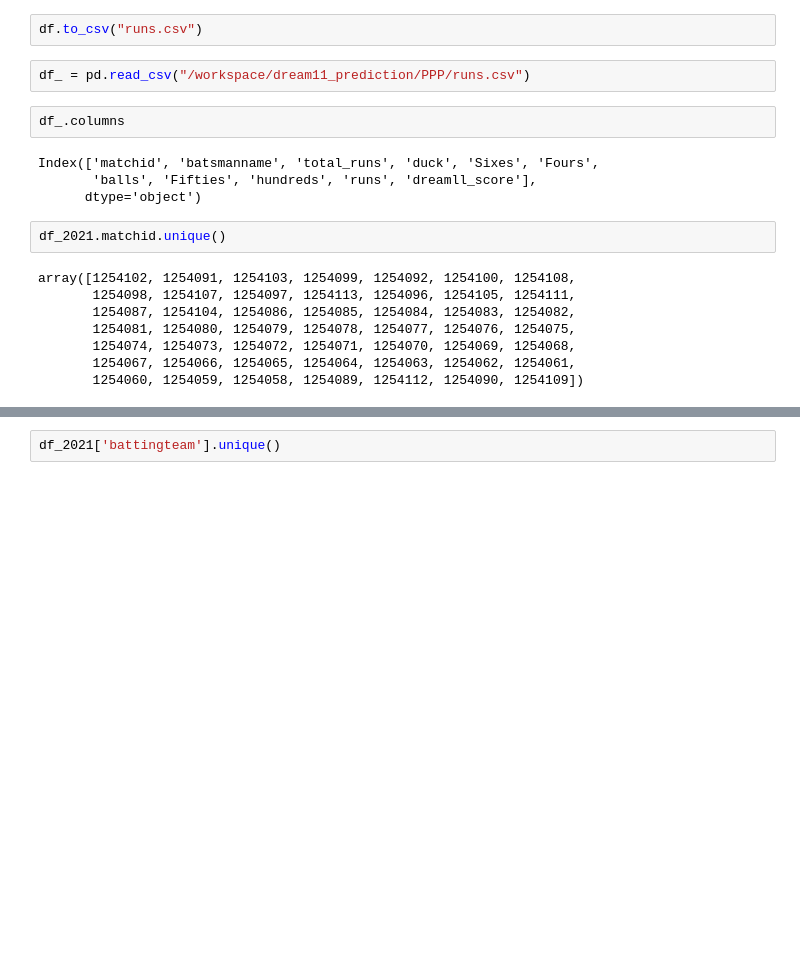
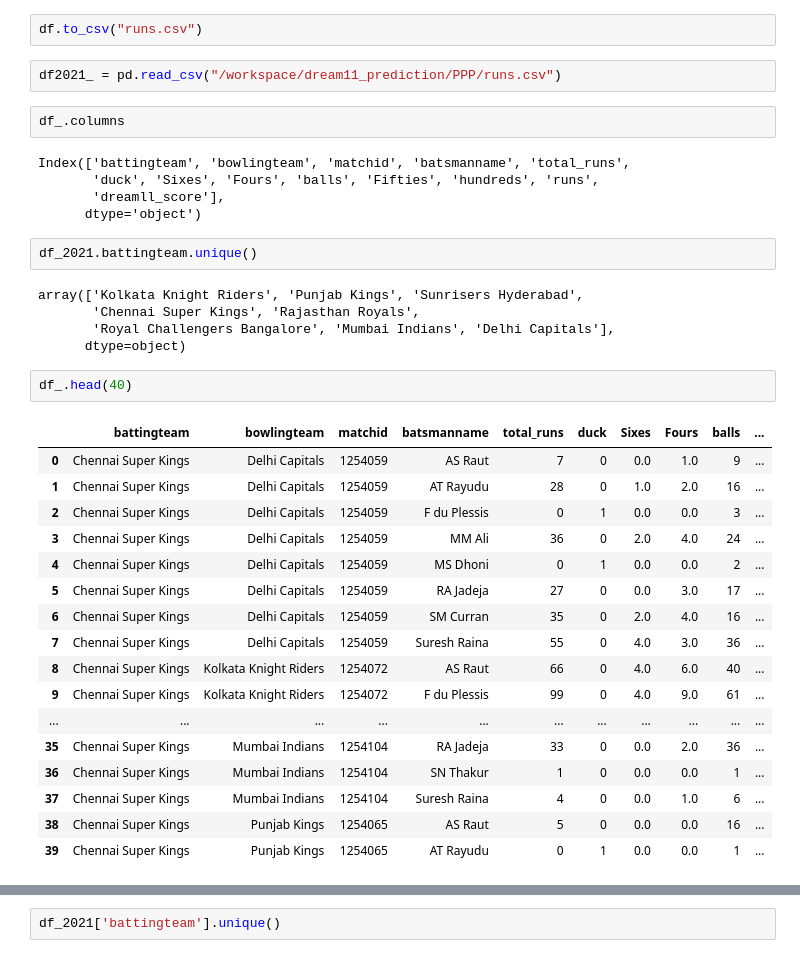
Before and after one commit to pranith7/dream11_prediction, a Jupyter notebook: PPP/demo1.ipynb, the cells around one changed output, grey strips where cells are left out. Drawn from its saved outputs; the diff is of its cells as text; blank space fills up the shorter version.

```diff
--- a/PPP/demo1.ipynb
+++ b/PPP/demo1.ipynb
@@ -423,20 +451,38 @@ pandas.core.frame.DataFrame
 # %%
 df.to_csv("runs.csv")
 # %%
-df_ = pd.read_csv("/workspace/dream11_prediction/PPP/runs.csv")
+df2021_ = pd.read_csv("/workspace/dream11_prediction/PPP/runs.csv")
 # %%
 df_.columns
 # %% [output]
-Index(['matchid', 'batsmanname', 'total_runs', 'duck', 'Sixes', 'Fours',
-       'balls', 'Fifties', 'hundreds', 'runs', 'dreamll_score'],
+Index(['battingteam', 'bowlingteam', 'matchid', 'batsmanname', 'total_runs',
+       'duck', 'Sixes', 'Fours', 'balls', 'Fifties', 'hundreds', 'runs',
+       'dreamll_score'],
       dtype='object')
 # %%
-df_2021.matchid.unique()
+df_2021.battingteam.unique()
 # %% [output]
-array([1254102, 1254091, 1254103, 1254099, 1254092, 1254100, 1254108,
-       1254098, 1254107, 1254097, 1254113, 1254096, 1254105, 1254111,
-       1254087, 1254104, 1254086, 1254085, 1254084, 1254083, 1254082,
-       1254081, 1254080, 1254079, 1254078, 1254077, 1254076, 1254075,
-       1254074, 1254073, 1254072, 1254071, 1254070, 1254069, 1254068,
-       1254067, 1254066, 1254065, 1254064, 1254063, 1254062, 1254061,
-       1254060, 1254059, 1254058, 1254089, 1254112, 1254090, 1254109])
+array(['Kolkata Knight Riders', 'Punjab Kings', 'Sunrisers Hyderabad',
+       'Chennai Super Kings', 'Rajasthan Royals',
+       'Royal Challengers Bangalore', 'Mumbai Indians', 'Delhi Capitals'],
+      dtype=object)
+# %%
+df_.head(40)
+# %% [output]
+|  | battingteam | bowlingteam | matchid | batsmanname | total_runs | duck | Sixes | Fours | balls | ... |
+| 0 | Chennai Super Kings | Delhi Capitals | 1254059 | AS Raut | 7 | 0 | 0.0 | 1.0 | 9 | ... |
+| 1 | Chennai Super Kings | Delhi Capitals | 1254059 | AT Rayudu | 28 | 0 | 1.0 | 2.0 | 16 | ... |
+| 2 | Chennai Super Kings | Delhi Capitals | 1254059 | F du Plessis | 0 | 1 | 0.0 | 0.0 | 3 | ... |
+| 3 | Chennai Super Kings | Delhi Capitals | 1254059 | MM Ali | 36 | 0 | 2.0 | 4.0 | 24 | ... |
+| 4 | Chennai Super Kings | Delhi Capitals | 1254059 | MS Dhoni | 0 | 1 | 0.0 | 0.0 | 2 | ... |
+| 5 | Chennai Super Kings | Delhi Capitals | 1254059 | RA Jadeja | 27 | 0 | 0.0 | 3.0 | 17 | ... |
+| 6 | Chennai Super Kings | Delhi Capitals | 1254059 | SM Curran | 35 | 0 | 2.0 | 4.0 | 16 | ... |
+| 7 | Chennai Super Kings | Delhi Capitals | 1254059 | Suresh Raina | 55 | 0 | 4.0 | 3.0 | 36 | ... |
+| 8 | Chennai Super Kings | Kolkata Knight Riders | 1254072 | AS Raut | 66 | 0 | 4.0 | 6.0 | 40 | ... |
+| 9 | Chennai Super Kings | Kolkata Knight Riders | 1254072 | F du Plessis | 99 | 0 | 4.0 | 9.0 | 61 | ... |
+| ... | ... | ... | ... | ... | ... | ... | ... | ... | ... | ... |
+| 35 | Chennai Super Kings | Mumbai Indians | 1254104 | RA Jadeja | 33 | 0 | 0.0 | 2.0 | 36 | ... |
+| 36 | Chennai Super Kings | Mumbai Indians | 1254104 | SN Thakur | 1 | 0 | 0.0 | 0.0 | 1 | ... |
+| 37 | Chennai Super Kings | Mumbai Indians | 1254104 | Suresh Raina | 4 | 0 | 0.0 | 1.0 | 6 | ... |
+| 38 | Chennai Super Kings | Punjab Kings | 1254065 | AS Raut | 5 | 0 | 0.0 | 0.0 | 16 | ... |
+| 39 | Chennai Super Kings | Punjab Kings | 1254065 | AT Rayudu | 0 | 1 | 0.0 | 0.0 | 1 | ... |
```
Also changed, not shown: parts of 26 cells of this notebook, 4 other files.
